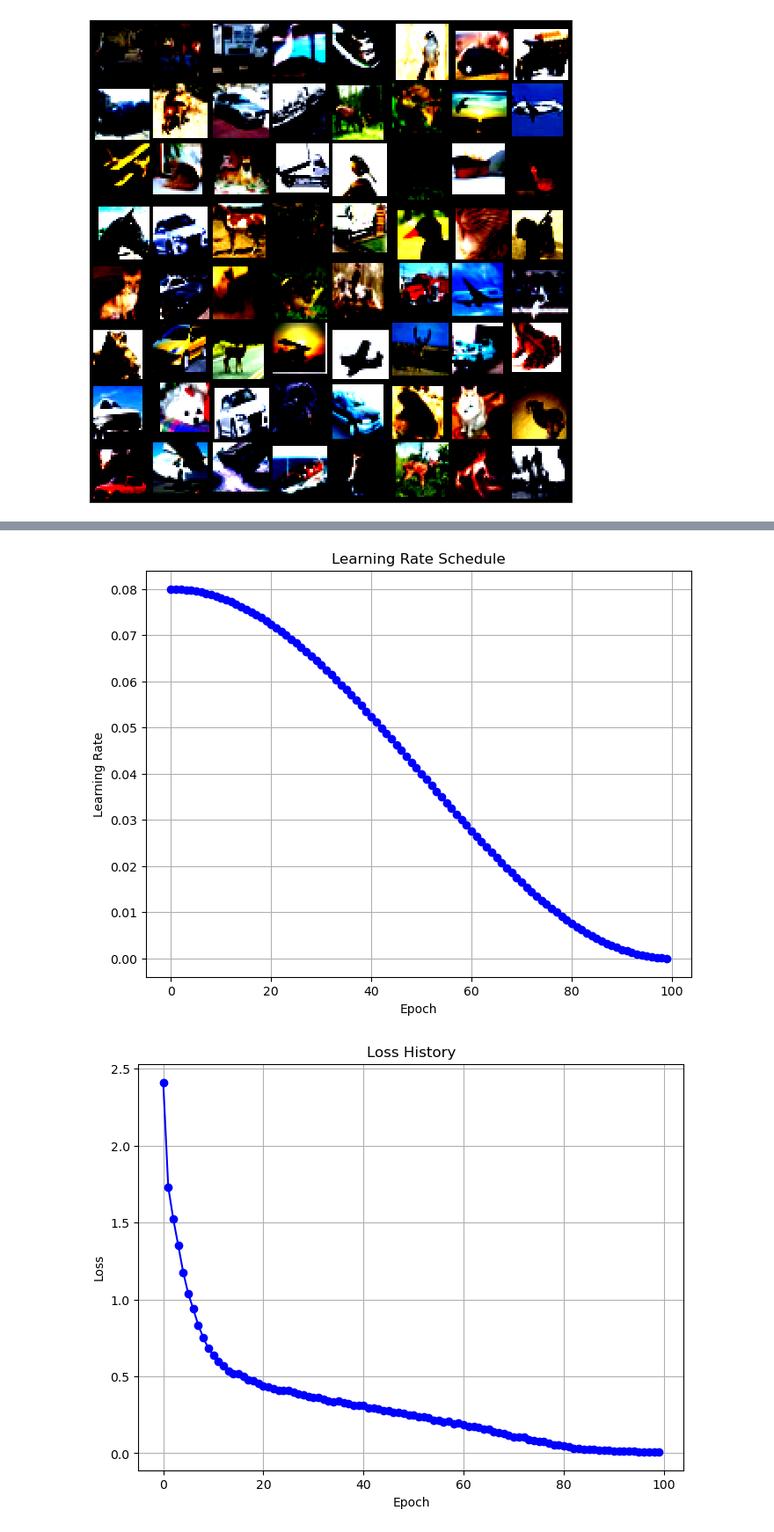
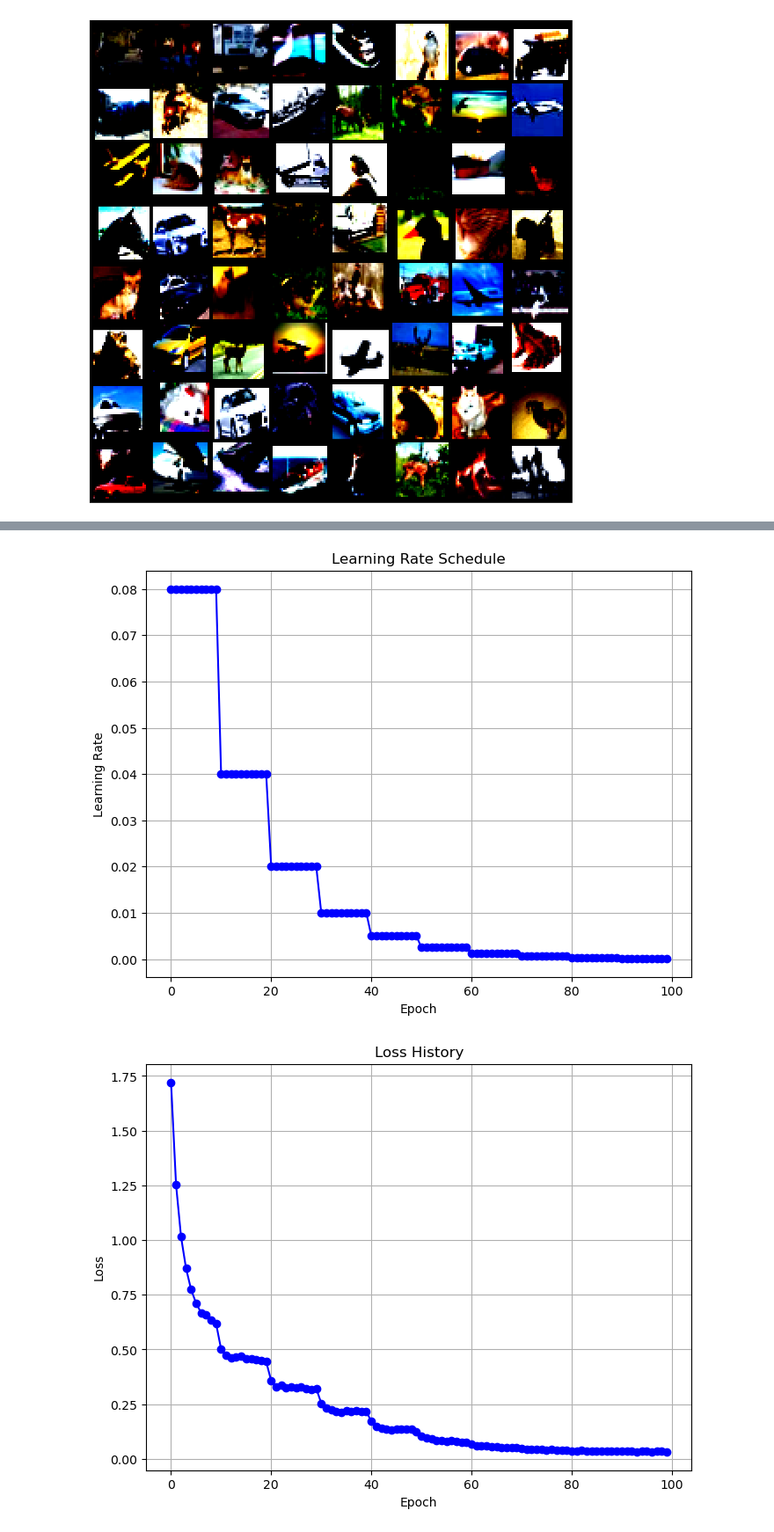
Before and after one commit to mmahdin/CI_CNNProject_Fall2024, a Jupyter notebook: Phase-1/ph1.ipynb, the cells around one changed output, grey strips where cells are left out. Shown: that part at 88% size. Saved outputs shown, nothing was run; the diff lists cells and outputs as text; code cells hidden in the pictures.

Commit message:
ph1: acc=92.35;100 epochs,step schscheduler,256 batch_size

```diff
--- a/Phase-1/ph1.ipynb
+++ b/Phase-1/ph1.ipynb
@@ -39,7 +40,7 @@ print(device)
 cuda
 # %%
 data_dir='./datasets'
-loader_train, loader_val, loader_test = load_CIFAR10(data_dir, batch_size=512)
+loader_train, loader_val, loader_test = load_CIFAR10(data_dir, batch_size=256)
 # %% [output]
 Files already downloaded and verified
 Files already downloaded and verified
@@ -59,10 +60,10 @@ networks = {
     'resnet18_light': {
         'block': ResidualBlock,
         'stage_args': [
-            (32, 64, 2, False),
-            (64, 128, 2, True),
-            (128, 256, 2, True),
-            (256, 512, 2, True)
+            (32, 64, 1, False),
+            (64, 128, 1, True),
+            (128, 256, 1, True),
+            (256, 512, 1, True)
         ],
         'dropout': True,  # Enable dropout
         'p': 0.3  # Dropout probability
@@ -79,7 +80,7 @@ def get_resnet(name):
 
 
 name = 'resnet18_light'
-version = 7
+version = 8
 
 model_path = f'./models/{name}_{version}.pth'
 history_path = f'./history/{name}_{version}.pth'
@@ -101,7 +102,8 @@ else:
   model = get_resnet(name).to(device)
   model.apply(initialize_weights)
   optimizer = optim.SGD(model.parameters(), lr=0.08, momentum=.95, weight_decay=1e-3)
-  scheduler = CosineAnnealingLR(optimizer, T_max=100)
+  # scheduler = CosineAnnealingLR(optimizer, T_max=100)
+  scheduler = StepLR(optimizer, step_size=10, gamma=0.5)
 
   train_acc_history, val_acc_history, lr_history, train_loss_history = train_model(model, optimizer, loader_train,
                                                   loader_val,device='cuda',epochs=100,
@@ -138,2 +140,2 @@ Validation accuracy: 9437 / 10000 (94.37%)
-[figure, old version]
+[figure, new version]
-[figure, old version]
+[figure, new version]
```
Also changed, not shown: parts of 2 cells of this notebook, 1 other file.
